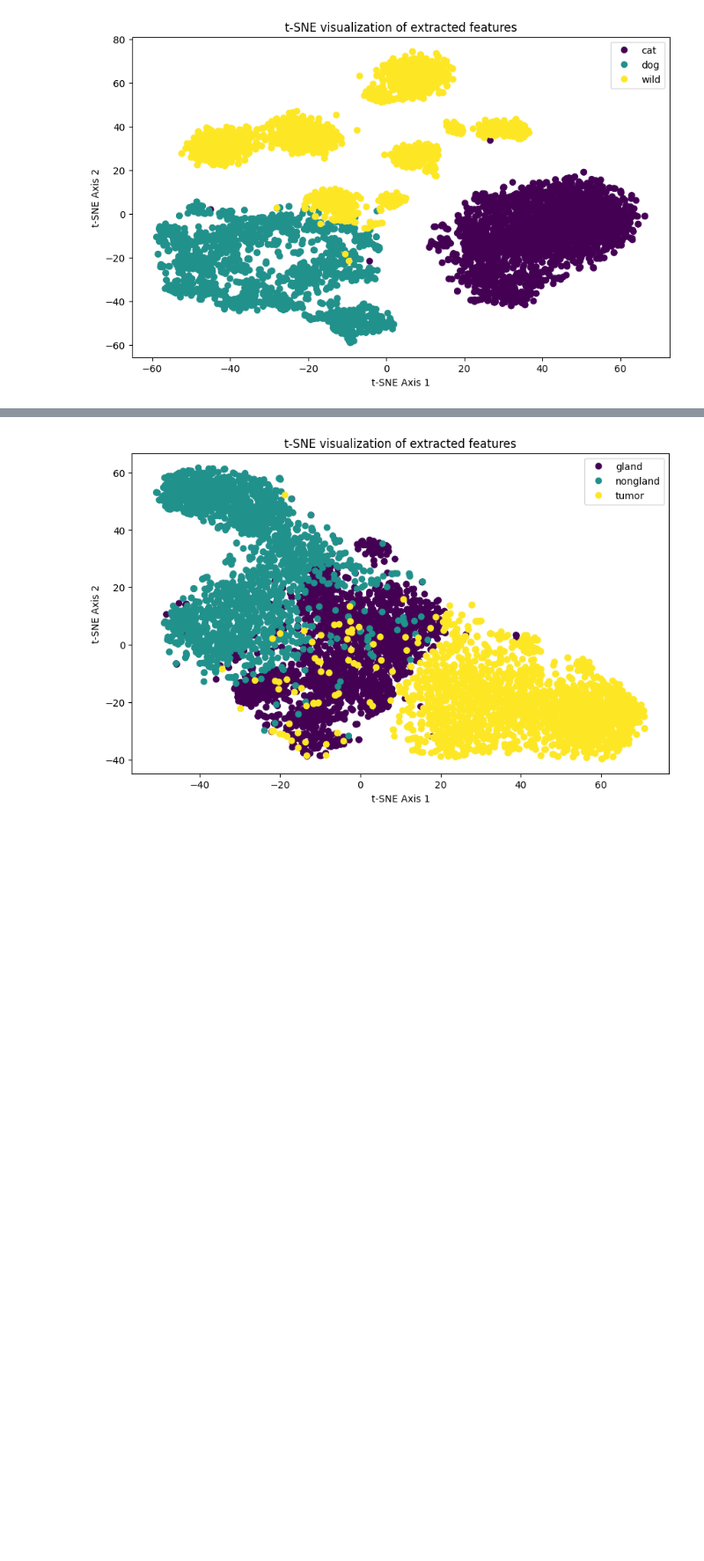
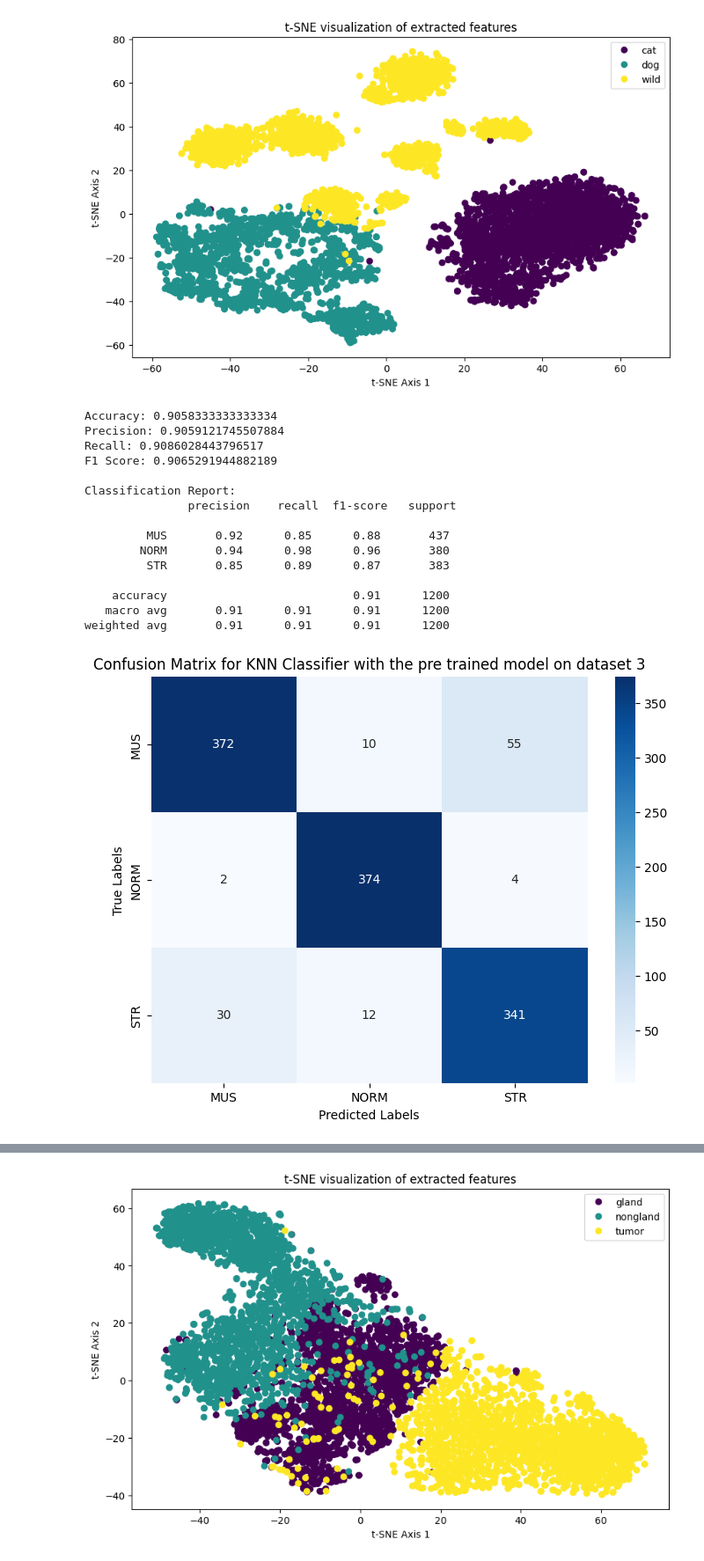
Before and after one commit to varun30300/Comp6321_Project, a Jupyter notebook: Task 2/pre-trained-model.ipynb, the cells around one changed output, grey strips where cells are left out. Shown: that part at 88% size. Cells and saved outputs as stored; diff of their text form; code cells hidden in the pictures; blank space fills up the shorter version.

```diff
--- a/Task 2/pre-trained-model.ipynb
+++ b/Task 2/pre-trained-model.ipynb
@@ -381,3 +400,61 @@ plt.legend(handles=scatter.legend_elements()[0], labels=classes)
 plt.show()
 # %% [output]
 [figure]
+# %%
+#Applying knn neighbours on the features extracted from dataset 3
+X_train, X_test, y_train, y_test = train_test_split(features, labels, test_size=0.2, random_state=42)
+
+# Initialize the kNN Classifier
+knn = KNeighborsClassifier(n_neighbors=10)
+
+# Train the classifier
+knn.fit(X_train, y_train)
+
+# Predict on the test set
+y_pred = knn.predict(X_test)
+
+# Calculate metrics
+accuracy = accuracy_score(y_test, y_pred)
+precision = precision_score(y_test, y_pred, average='macro')
+recall = recall_score(y_test, y_pred, average='macro')
+f1 = f1_score(y_test, y_pred, average='macro')
+report = classification_report(y_test, y_pred, target_names=classes)
+
+# Print the metrics
+print("Accuracy:", accuracy)
+print("Precision:", precision)
+print("Recall:", recall)
+print("F1 Score:", f1)
+print("\nClassification Report:\n", report)
+
+import matplotlib.pyplot as plt
+import seaborn as sns
+from sklearn.metrics import confusion_matrix
+
+# Calculate the confusion matrix
+cm = confusion_matrix(y_test, y_pred)
+
+# Plotting the confusion matrix
+plt.figure(figsize=(8, 6))
+sns.heatmap(cm, annot=True, fmt='g', cmap='Blues', xticklabels=classes, yticklabels=classes)
+plt.xlabel('Predicted Labels')
+plt.ylabel('True Labels')
+plt.title('Confusion Matrix for KNN Classifier with the pre trained model on dataset 3')
+plt.show()
+# %% [output]
+Accuracy: 0.9058333333333334
+Precision: 0.9059121745507884
+Recall: 0.9086028443796517
+F1 Score: 0.9065291944882189
+
+Classification Report:
+               precision    recall  f1-score   support
+
+         MUS       0.92      0.85      0.88       437
+        NORM       0.94      0.98      0.96       380
+         STR       0.85      0.89      0.87       383
+
+    accuracy                           0.91      1200
+   macro avg       0.91      0.91      0.91      1200
+weighted avg       0.91      0.91      0.91      1200
+[figure, added]
```
Also changed, not shown: parts of 4 cells of this notebook.
